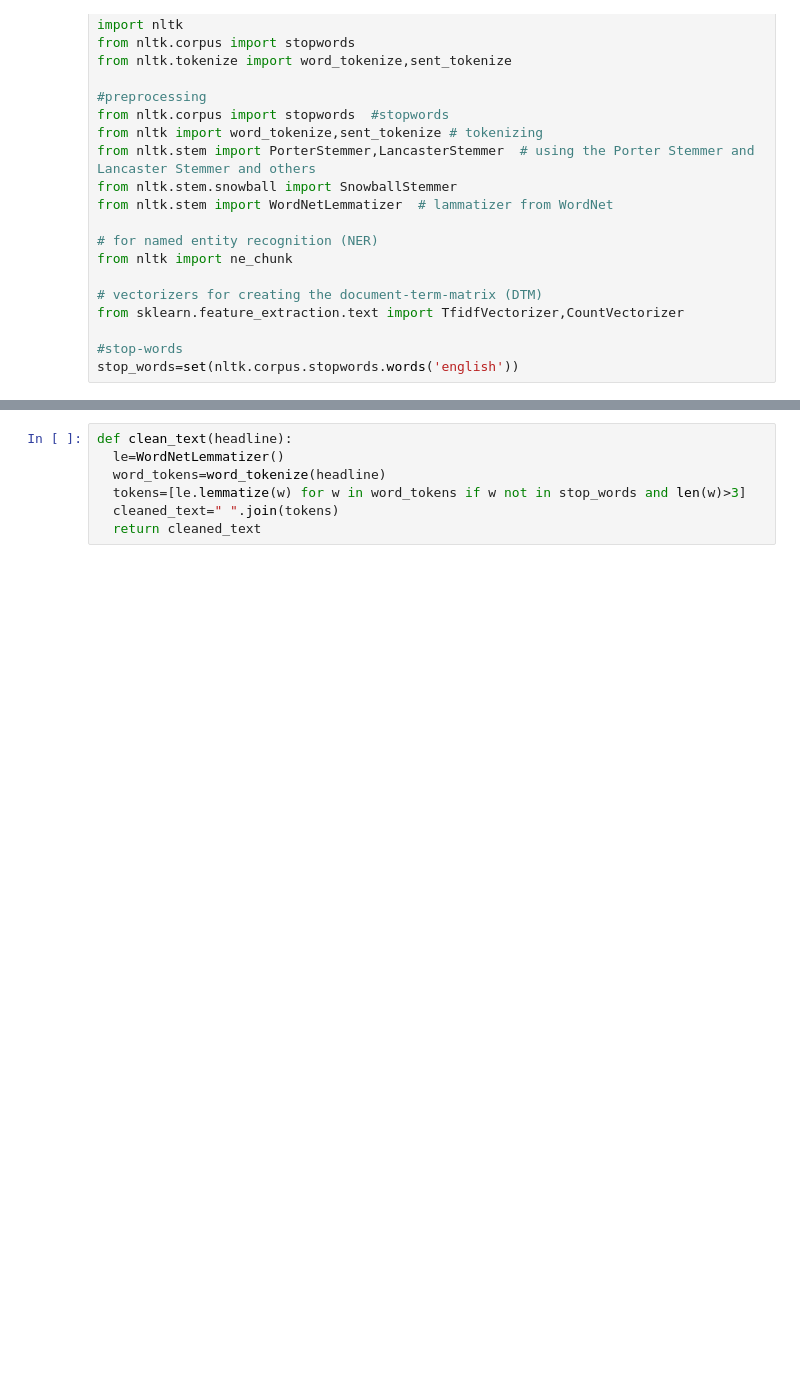
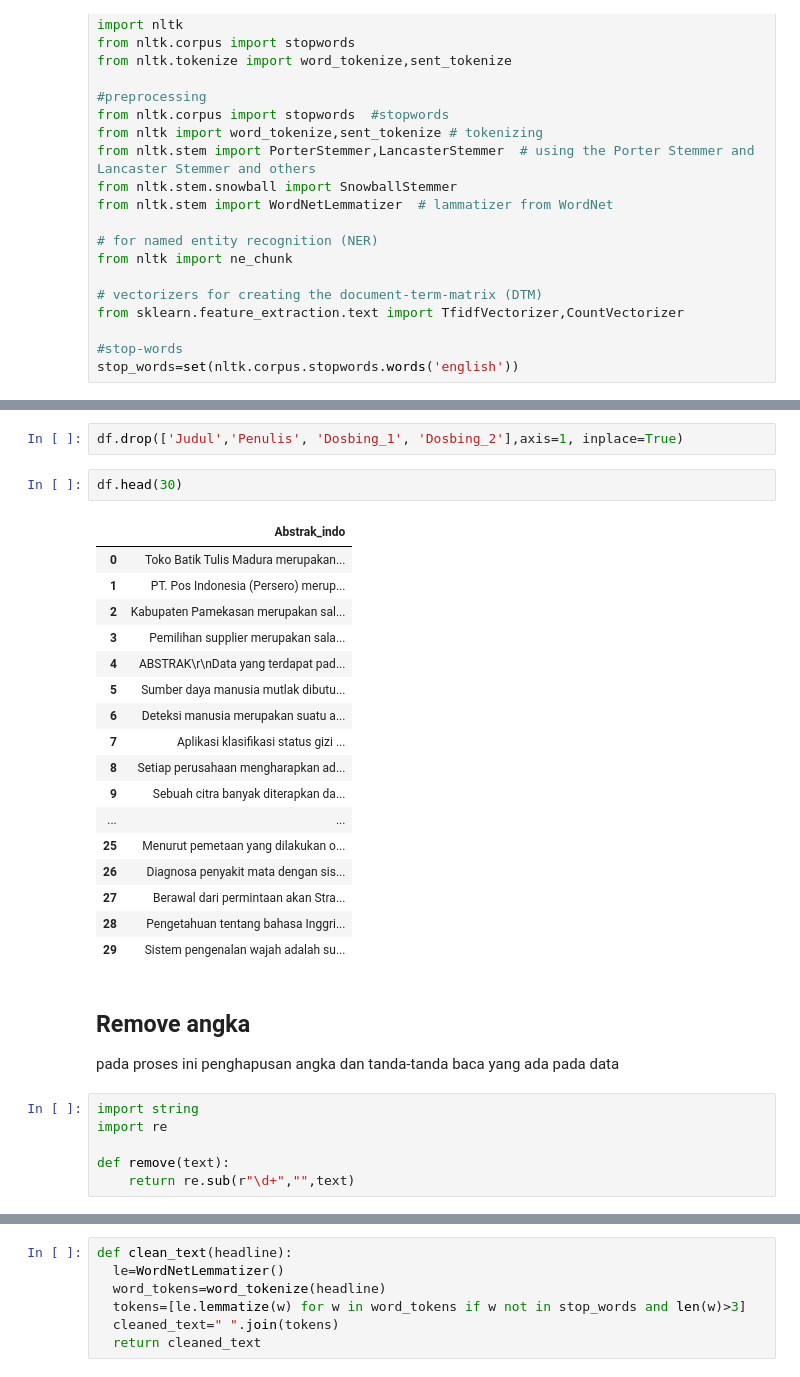
Before and after one commit to firyal190011/ppw_lsa, a Jupyter notebook: web.ipynb, the cells around one changed output, grey strips where cells are left out. Drawn from its saved outputs; the diff is of its cells as text; blank space fills up the shorter version.

```diff
--- a/web.ipynb
+++ b/web.ipynb
@@ -90,0 +176,31 @@ df.head(10)
+# %%
+df.drop(['Judul','Penulis', 'Dosbing_1', 'Dosbing_2'],axis=1, inplace=True)
+# %%
+df.head(30)
+# %% [output]
+|  | Abstrak_indo |
+| 0 | Toko Batik Tulis Madura merupakan... |
+| 1 | PT. Pos Indonesia (Persero) merup... |
+| 2 | Kabupaten Pamekasan merupakan sal... |
+| 3 | Pemilihan supplier merupakan sala... |
+| 4 | ABSTRAK\r\nData yang terdapat pad... |
+| 5 | Sumber daya manusia mutlak dibutu... |
+| 6 | Deteksi manusia merupakan suatu a... |
+| 7 | Aplikasi klasifikasi status gizi ... |
+| 8 | Setiap perusahaan mengharapkan ad... |
+| 9 | Sebuah citra banyak diterapkan da... |
+| ... | ... |
+| 25 | Menurut pemetaan yang dilakukan o... |
+| 26 | Diagnosa penyakit mata dengan sis... |
+| 27 | Berawal dari permintaan akan Stra... |
+| 28 | Pengetahuan tentang bahasa Inggri... |
+| 29 | Sistem pengenalan wajah adalah su... |
+# %% [markdown]
+## Remove angka
+pada proses ini penghapusan angka dan tanda-tanda baca yang ada pada data
+# %%
+import string
+import re
+
+def remove(text):
+    return re.sub(r"\d+","",text)
```
Also changed, not shown: parts of 47 cells of this notebook, 2 other files.
